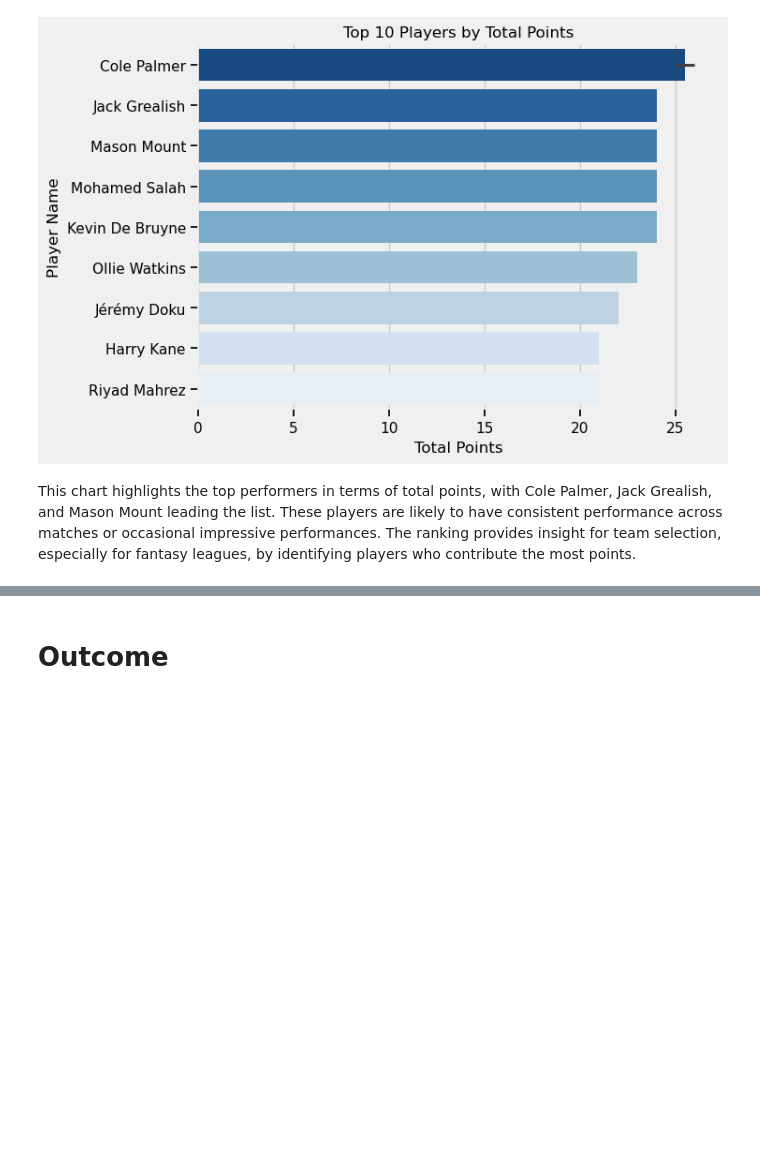
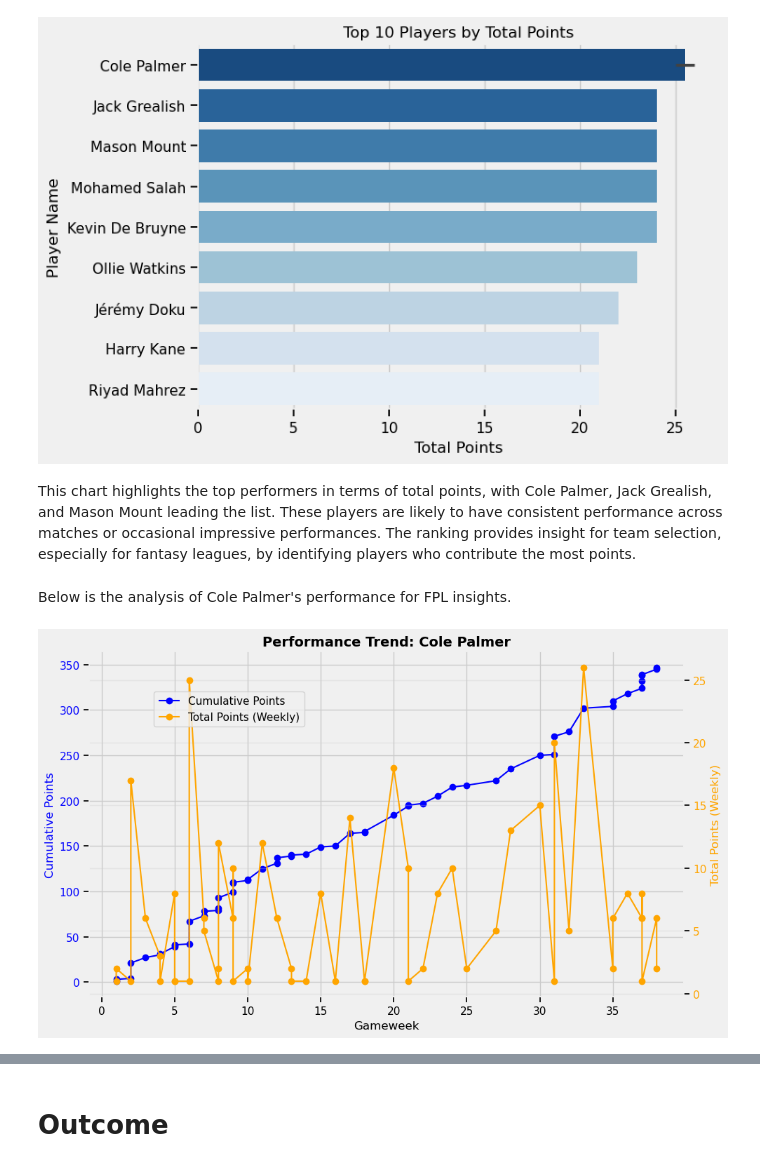
Before and after one commit to MahaFakhroo/D.R.E.A.M., a Jupyter notebook: Python Scripts/EDA_Visuals.ipynb, the cells around one changed output, grey strips where cells are left out. Drawn from its saved outputs; the diff is of its cells as text; code cells hidden in the pictures; blank space fills up the shorter version.

```diff
--- a/Python Scripts/EDA_Visuals.ipynb
+++ b/Python Scripts/EDA_Visuals.ipynb
@@ -948,3 +930,40 @@ plt.show()
 [figure]
 # %% [markdown]
 This chart highlights the top performers in terms of total points, with Cole Palmer, Jack Grealish, and Mason Mount leading the list. These players are likely to have consistent performance across matches or occasional impressive performances. The ranking provides insight for team selection, especially for fantasy leagues, by identifying players who contribute the most points.
+# %% [markdown]
+Below is the analysis of Cole Palmer's performance for FPL insights.
+# %%
+# Filter the data for Cole Palmer
+cole_palmer_data = master_cleaned[master_cleaned['name'] == "Cole Palmer"].copy()
+
+# Sort by Gameweek to ensure proper ordering
+cole_palmer_data = cole_palmer_data.sort_values(by='GW')
+
+# Calculate cumulative points
+cole_palmer_data['cumulative_points'] = cole_palmer_data['total_points'].cumsum()
+
+# Plot cumulative points on the primary y-axis and total points on the secondary y-axis
+fig, ax1 = plt.subplots(figsize=(10, 6))
+
+# Primary y-axis for cumulative points
+ax1.plot(cole_palmer_data['GW'], cole_palmer_data['cumulative_points'], label="Cumulative Points", color='blue', marker='o')
+ax1.set_xlabel("Gameweek", fontsize=12)
+ax1.set_ylabel("Cumulative Points", fontsize=12, color='blue')
+ax1.tick_params(axis='y', labelcolor='blue')
+
+# Secondary y-axis for total points
+ax2 = ax1.twinx()
+ax2.plot(cole_palmer_data['GW'], cole_palmer_data['total_points'], label="Total Points (Weekly)", color='orange', marker='o')
+ax2.set_ylabel("Total Points (Weekly)", fontsize=12, color='orange')
+ax2.tick_params(axis='y', labelcolor='orange')
+
+# Add title and grid
+plt.title("Performance Trend: Cole Palmer", fontsize=14, fontweight='bold')
+fig.tight_layout()
+plt.grid(alpha=0.3)
+
+# Add legend
+fig.legend(loc="upper left", bbox_to_anchor=(0.1, 0.9), bbox_transform=ax1.transAxes)
+plt.show()
+# %% [output]
+[figure, added]
```
Also changed, not shown: parts of 25 cells of this notebook.
